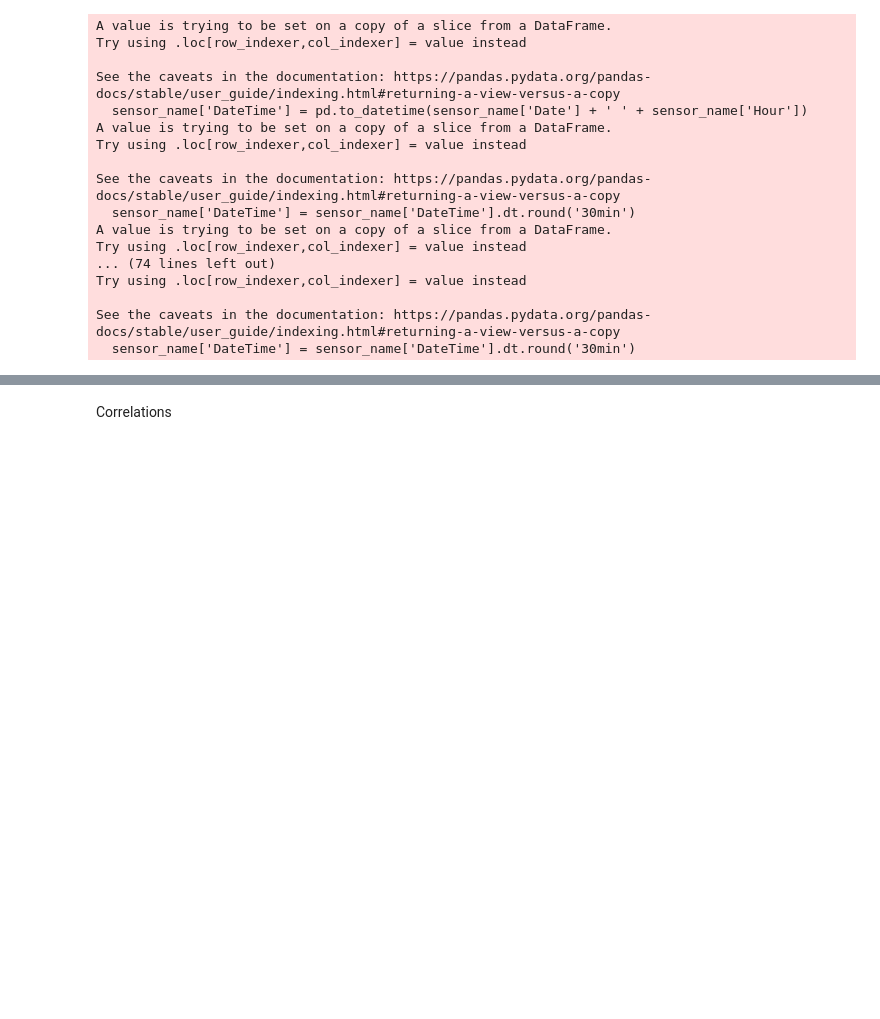
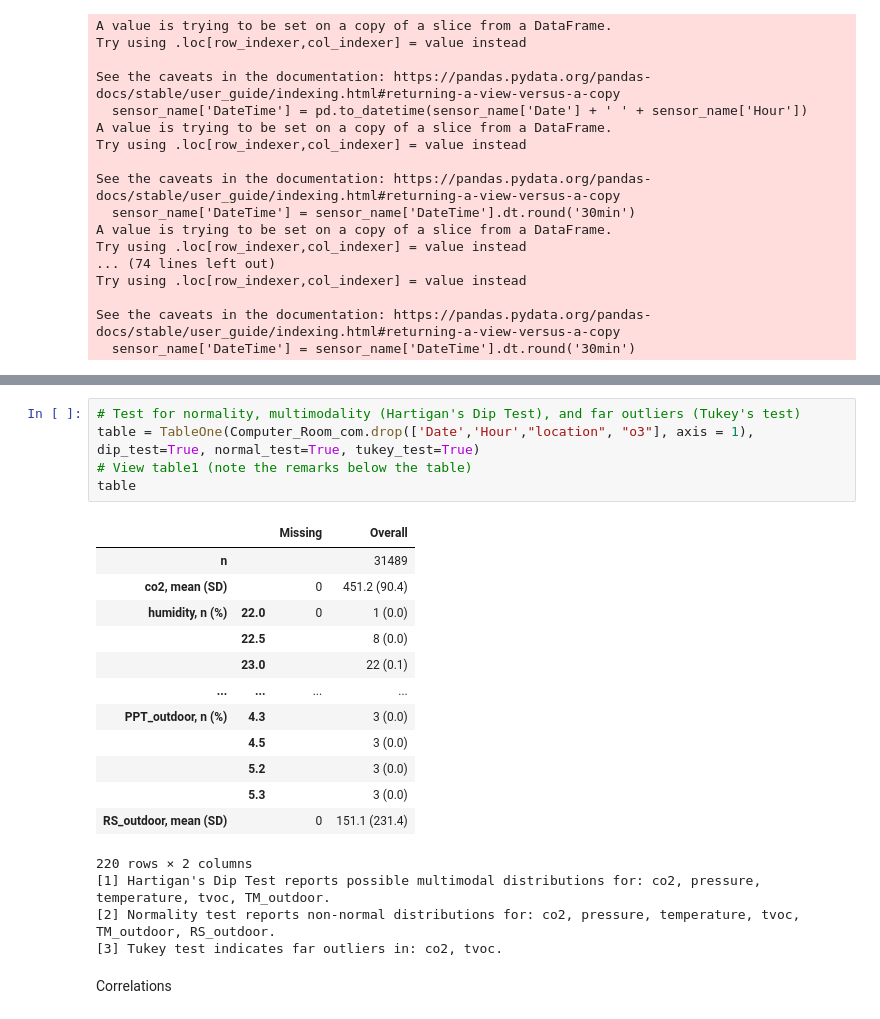
Before and after one commit to peremayolc/UAB_EnergyStudy, a Jupyter notebook: Recommender/recommendersys.ipynb, the cells around one changed output, grey strips where cells are left out. Cells and saved outputs as stored; diff of their text form; blank space fills up the shorter version.

```diff
--- a/Recommender/recommendersys.ipynb
+++ b/Recommender/recommendersys.ipynb
@@ -286,3 +284,25 @@ display_plot(Classroom_com, Classroom_com['Date'], Classroom_com['temperature'],
+# %%
+# Test for normality, multimodality (Hartigan's Dip Test), and far outliers (Tukey's test)
+table = TableOne(Computer_Room_com.drop(['Date','Hour',"location", "o3"], axis = 1), dip_test=True, normal_test=True, tukey_test=True)
+# View table1 (note the remarks below the table)
+table
+# %% [output]
+|  |  | Missing | Overall |
+| n |  |  | 31489 |
+| co2, mean (SD) |  | 0 | 451.2 (90.4) |
+| humidity, n (%) | 22.0 | 0 | 1 (0.0) |
+|  | 22.5 |  | 8 (0.0) |
+|  | 23.0 |  | 22 (0.1) |
+| ... | ... | ... | ... |
+| PPT_outdoor, n (%) | 4.3 |  | 3 (0.0) |
+|  | 4.5 |  | 3 (0.0) |
+|  | 5.2 |  | 3 (0.0) |
+|  | 5.3 |  | 3 (0.0) |
+| RS_outdoor, mean (SD) |  | 0 | 151.1 (231.4) |
+220 rows × 2 columns
+[1] Hartigan's Dip Test reports possible multimodal distributions for: co2, pressure, temperature, tvoc, TM_outdoor.
+[2] Normality test reports non-normal distributions for: co2, pressure, temperature, tvoc, TM_outdoor, RS_outdoor.
+[3] Tukey test indicates far outliers in: co2, tvoc.
 # %% [markdown]
 Correlations
 # %%
```
Also changed, not shown: parts of 5 cells of this notebook.
